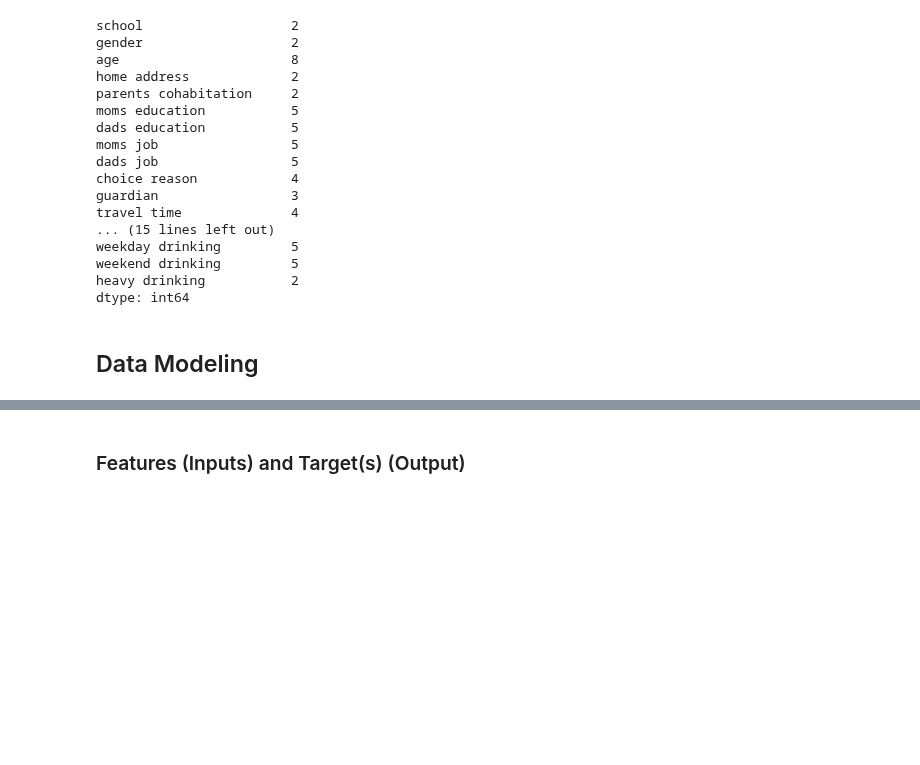
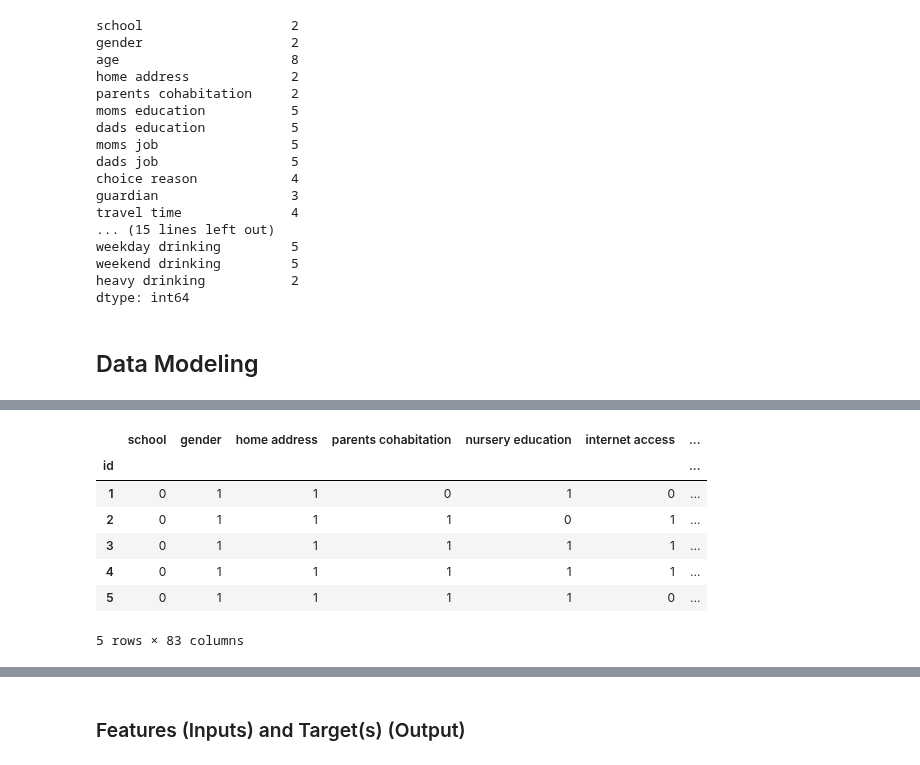
Before and after one commit to jaimiesj/health_outcomes, a Jupyter notebook: src/learn.ipynb, the cells around one changed output, grey strips where cells are left out. Cells and saved outputs as stored; diff of their text form; code cells hidden in the pictures; blank space fills up the shorter version.

```diff
--- a/src/learn.ipynb
+++ b/src/learn.ipynb
@@ -72,0 +109,22 @@ from sklearn.metrics import classification_report
+# %%
+one_hot_enc = OneHotEncoder(sparse=False)
+one_hot_df = pd.DataFrame(one_hot_enc.fit_transform(non_binary_df))
+encoded_columns = one_hot_enc.get_feature_names_out(non_binary)
+one_hot_df.columns = encoded_columns
+
+# merge dataframes
+
+encoded_df = df.join(one_hot_df)
+
+# drop non-binary columns
+encoded_df = encoded_df.drop(non_binary, axis=1)
+encoded_df[:5]
+# %% [output]
+|  | school | gender | home address | parents cohabitation | nursery education | internet access | ... |
+| id |  |  |  |  |  |  | ... |
+| 1 | 0 | 1 | 1 | 0 | 1 | 0 | ... |
+| 2 | 0 | 1 | 1 | 1 | 0 | 1 | ... |
+| 3 | 0 | 1 | 1 | 1 | 1 | 1 | ... |
+| 4 | 0 | 1 | 1 | 1 | 1 | 1 | ... |
+| 5 | 0 | 1 | 1 | 1 | 1 | 0 | ... |
+5 rows × 83 columns
```
Also changed, not shown: parts of 21 cells of this notebook, 4 other files.
